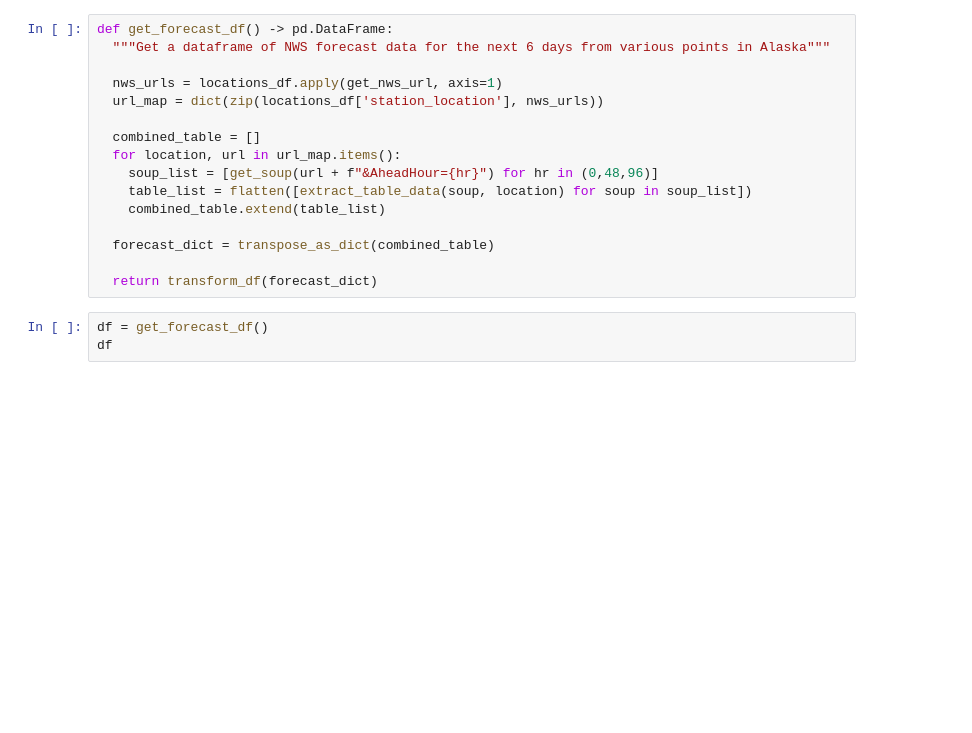
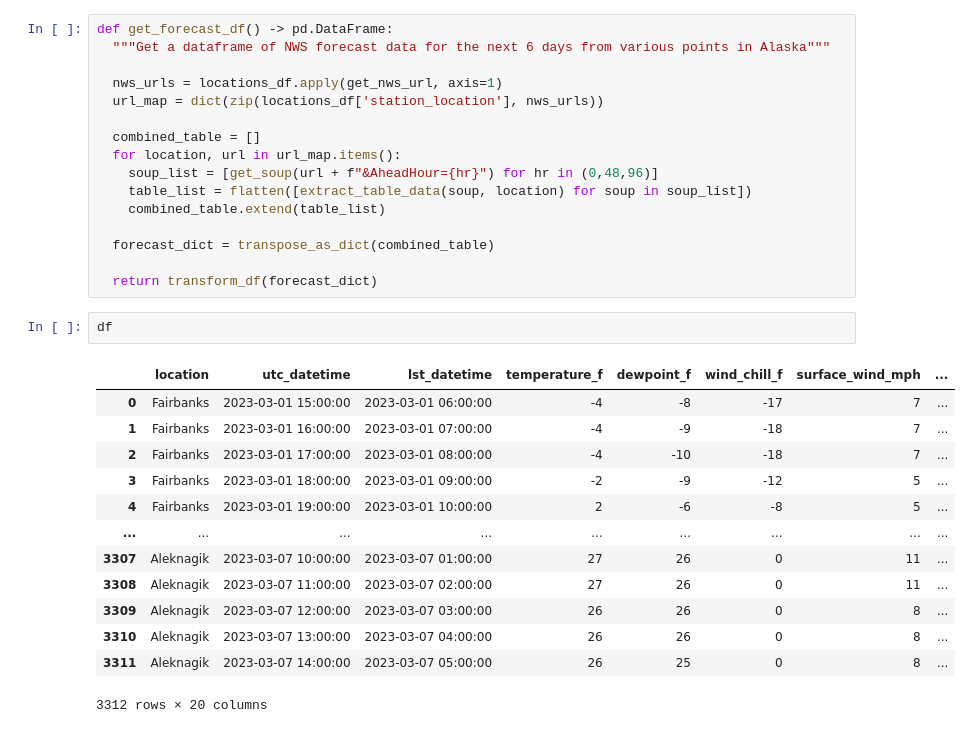
Before and after one commit to apsocarras/alaska-etl, a Jupyter notebook: notebooks/2_nws_update.ipynb, the cells around one changed output. Drawn from its saved outputs; the diff is of its cells as text; blank space fills up the shorter version.

```diff
--- a/notebooks/2_nws_update.ipynb
+++ b/notebooks/2_nws_update.ipynb
@@ -254,6 +264,19 @@ def get_forecast_df() -> pd.DataFrame:
 
   return transform_df(forecast_dict)
 # %%
-df = get_forecast_df()
 df
+# %% [output]
+|  | location | utc_datetime | lst_datetime | temperature_f | dewpoint_f | wind_chill_f | surface_wind_mph | ... |
+| 0 | Fairbanks | 2023-03-01 15:00:00 | 2023-03-01 06:00:00 | -4 | -8 | -17 | 7 | ... |
+| 1 | Fairbanks | 2023-03-01 16:00:00 | 2023-03-01 07:00:00 | -4 | -9 | -18 | 7 | ... |
+| 2 | Fairbanks | 2023-03-01 17:00:00 | 2023-03-01 08:00:00 | -4 | -10 | -18 | 7 | ... |
+| 3 | Fairbanks | 2023-03-01 18:00:00 | 2023-03-01 09:00:00 | -2 | -9 | -12 | 5 | ... |
+| 4 | Fairbanks | 2023-03-01 19:00:00 | 2023-03-01 10:00:00 | 2 | -6 | -8 | 5 | ... |
+| ... | ... | ... | ... | ... | ... | ... | ... | ... |
+| 3307 | Aleknagik | 2023-03-07 10:00:00 | 2023-03-07 01:00:00 | 27 | 26 | 0 | 11 | ... |
+| 3308 | Aleknagik | 2023-03-07 11:00:00 | 2023-03-07 02:00:00 | 27 | 26 | 0 | 11 | ... |
+| 3309 | Aleknagik | 2023-03-07 12:00:00 | 2023-03-07 03:00:00 | 26 | 26 | 0 | 8 | ... |
+| 3310 | Aleknagik | 2023-03-07 13:00:00 | 2023-03-07 04:00:00 | 26 | 26 | 0 | 8 | ... |
+| 3311 | Aleknagik | 2023-03-07 14:00:00 | 2023-03-07 05:00:00 | 26 | 25 | 0 | 8 | ... |
+3312 rows × 20 columns
 # %% [markdown]
```
Also changed, not shown: parts of 14 cells of this notebook.
